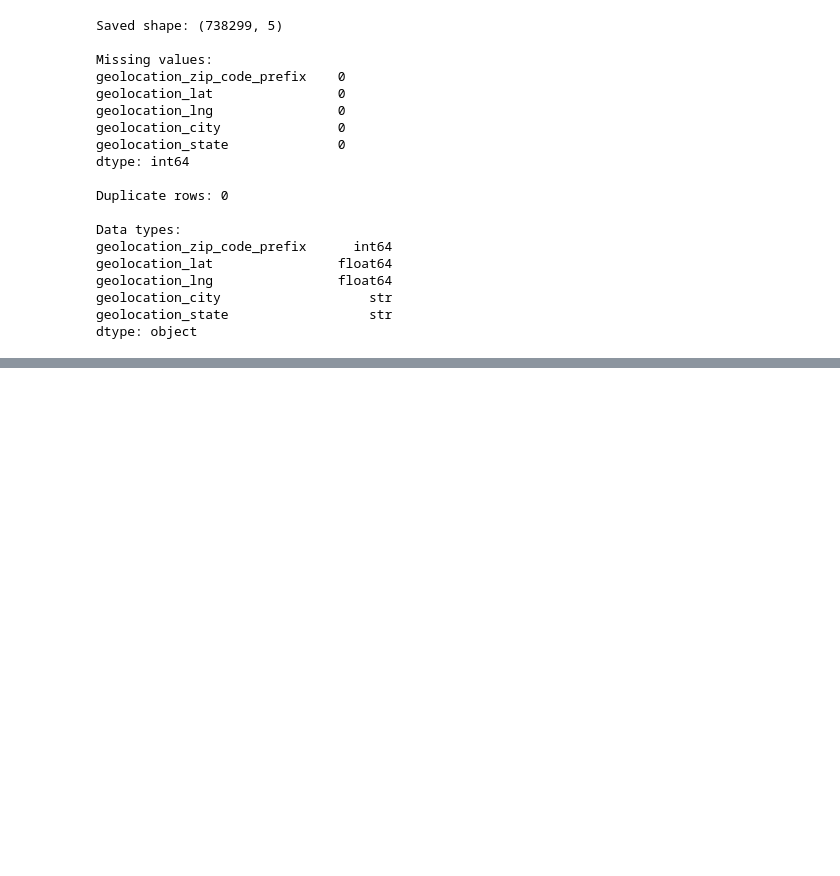
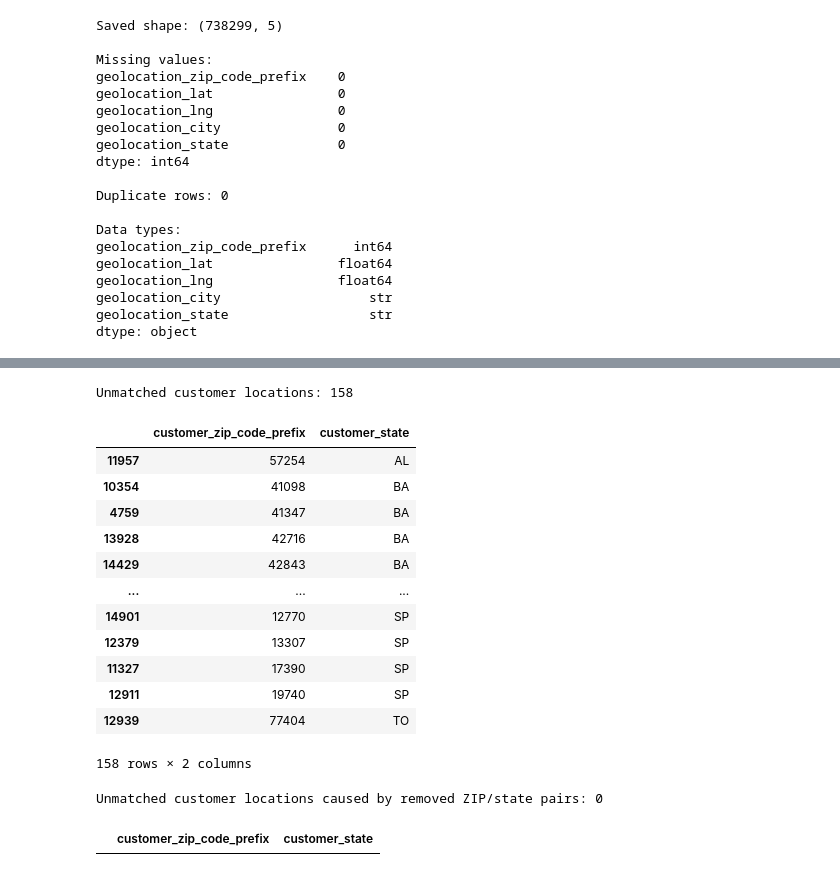
Before and after one commit to VMilewskiFF/SpikupCapstone2026_CYRV, a Jupyter notebook: Clean_Data/cleaning_notebooks/Cleaning_CYRV_geolocation_dataset.ipynb, the cells around one changed output, grey strips where cells are left out. Saved outputs shown, nothing was run; the diff lists cells and outputs as text; code cells hidden in the pictures; blank space fills up the shorter version.

```diff
--- a/Clean_Data/cleaning_notebooks/Cleaning_CYRV_geolocation_dataset.ipynb
+++ b/Clean_Data/cleaning_notebooks/Cleaning_CYRV_geolocation_dataset.ipynb
@@ -1237,0 +1355,72 @@ dtype: object
+# %%
+unmatched_customer_locations = (
+    customer_geo_check[
+        customer_geo_check["_merge"] == "left_only"
+    ][
+        [
+            "customer_zip_code_prefix",
+            "customer_state"
+        ]
+    ]
+    .sort_values(
+        [
+            "customer_state",
+            "customer_zip_code_prefix"
+        ]
+    )
+)
+
+print(
+    "Unmatched customer locations:",
+    len(unmatched_customer_locations)
+)
+
+unmatched_customer_locations
+# %% [output]
+Unmatched customer locations: 158
+|  | customer_zip_code_prefix | customer_state |
+| 11957 | 57254 | AL |
+| 10354 | 41098 | BA |
+| 4759 | 41347 | BA |
+| 13928 | 42716 | BA |
+| 14429 | 42843 | BA |
+| ... | ... | ... |
+| 14901 | 12770 | SP |
+| 12379 | 13307 | SP |
+| 11327 | 17390 | SP |
+| 12911 | 19740 | SP |
+| 12939 | 77404 | TO |
+158 rows × 2 columns
+# %%
+removed_zip_state_pairs = {
+    (2116, "RN"),
+    (4011, "AC"),
+    (21550, "AC"),
+    (23056, "AC"),
+    (72915, "DF"),
+    (78557, "RO"),
+    (79750, "RS"),
+    (80630, "SC")
+}
+
+customer_removed_pair_matches = (
+    unmatched_customer_locations.apply(
+        lambda row: (
+            row["customer_zip_code_prefix"],
+            row["customer_state"]
+        ) in removed_zip_state_pairs,
+        axis=1
+    )
+)
+
+print(
+    "Unmatched customer locations caused by removed ZIP/state pairs:",
+    customer_removed_pair_matches.sum()
+)
+
+unmatched_customer_locations[
+    customer_removed_pair_matches
+]
+# %% [output]
+Unmatched customer locations caused by removed ZIP/state pairs: 0
+|  | customer_zip_code_prefix | customer_state |
```
Also changed, not shown: parts of 11 cells of this notebook, 2 other files.
